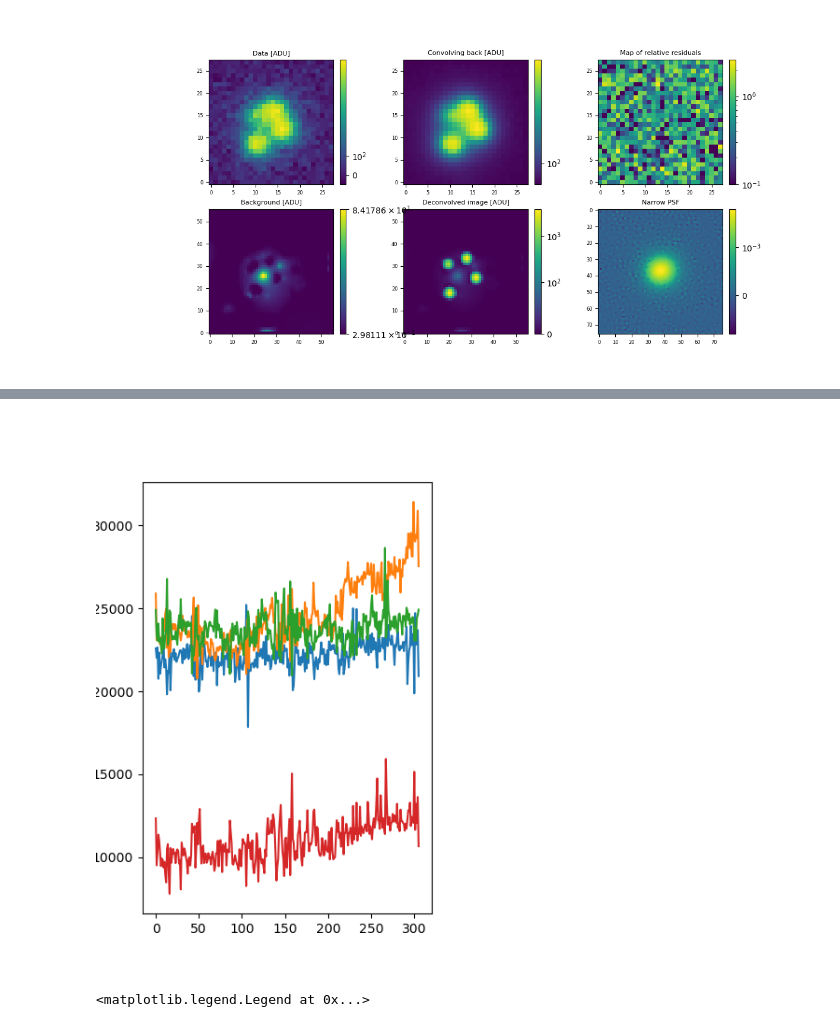
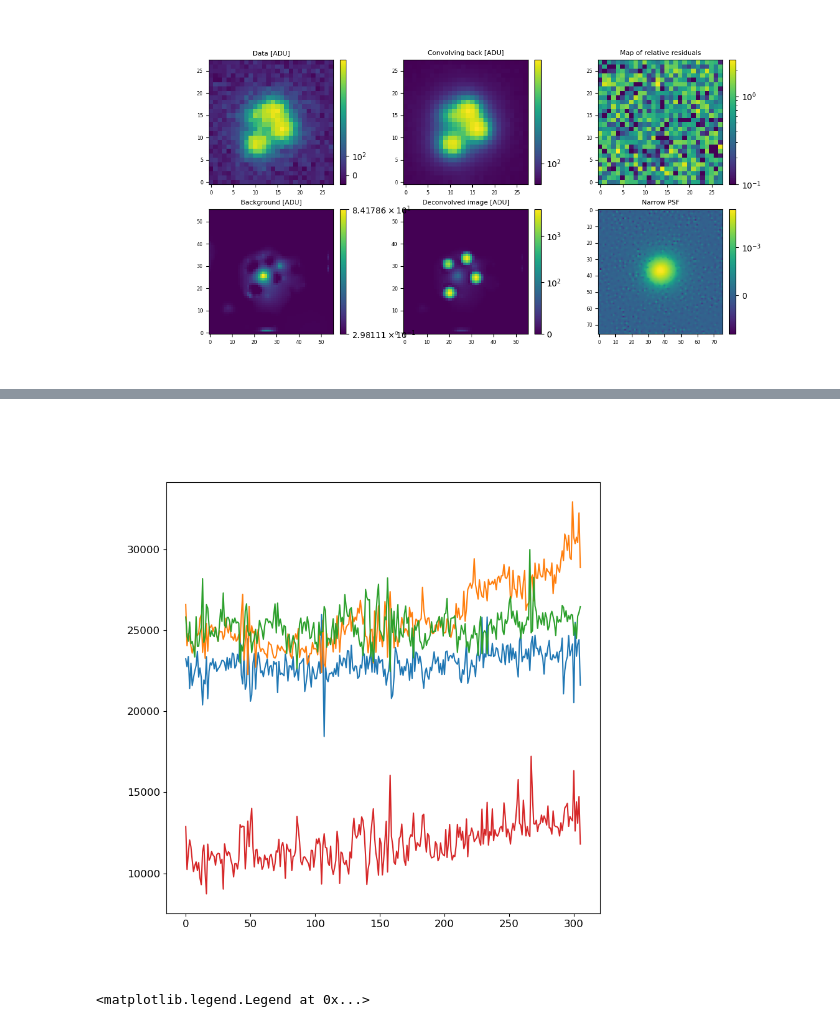
Before and after one commit to COSMOGRAIL/COSMOULINE, a Jupyter notebook: pipe/7a_deconv_lens/2_deconv.ipynb, the cells around one changed output, grey strips where cells are left out. Saved outputs shown, nothing was run; the diff lists cells and outputs as text; code cells hidden in the pictures.

```diff
--- a/pipe/7a_deconv_lens/2_deconv.ipynb
+++ b/pipe/7a_deconv_lens/2_deconv.ipynb
@@ -494,7 +494,7 @@ fig.colorbar(axs[1,2].imshow(s[epoch,:,:], norm=colors.SymLogNorm(linthresh=1e-3
 [figure]
 # %%
 # intensities
-A = kwargs_final['kwargs_analytic']['a']
+A = kwargs_partial['kwargs_analytic']['a']
 curves = []
 M = 4
 for i in range(M):
@@ -512,13 +502,13 @@ plt.legend()
-# %%
-# make sure there's nothing fishy:
-plt.figure(figsize=(4,6))
-for i in range(M):
-    plt.plot(curves[i], label='ABCDb'[i])
-plt.show()
-plt.legend()
-# %% [output]
-[figure, removed]
-<matplotlib.legend.Legend at 0x...>
+# %%
+# make sure there's nothing fishy:
+plt.figure(figsize=(9,9))
+for i in range(M):
+    plt.plot(curves[i], label='ABCDb'[i])
+plt.show()
+plt.legend()
+# %% [output]
+[figure, added]
+<matplotlib.legend.Legend at 0x...>
 # %%
 # write the light curves.
 with h5py.File(decfile, 'r+') as f:
```
Also changed, not shown: parts of 4 cells of this notebook, 3 other files.
